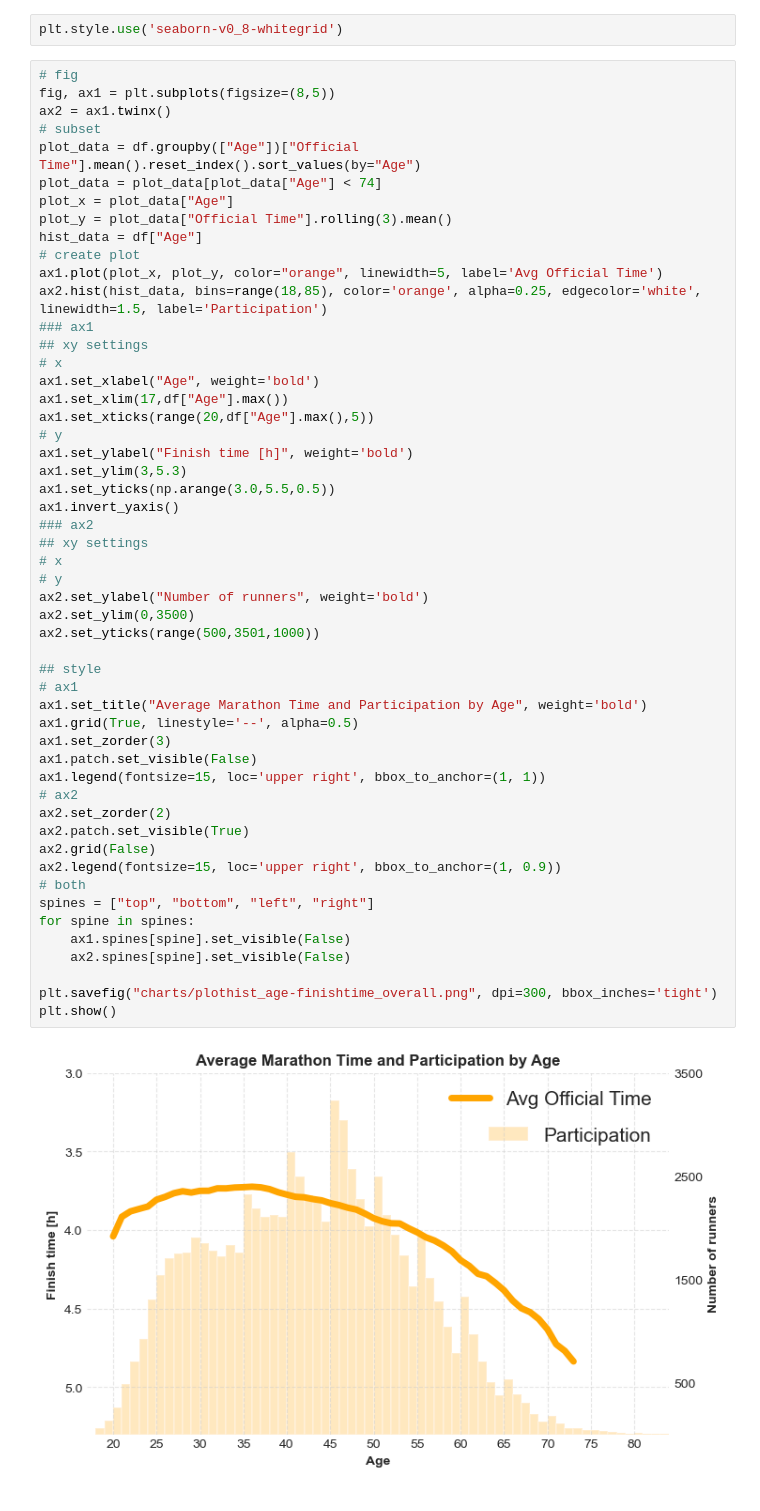
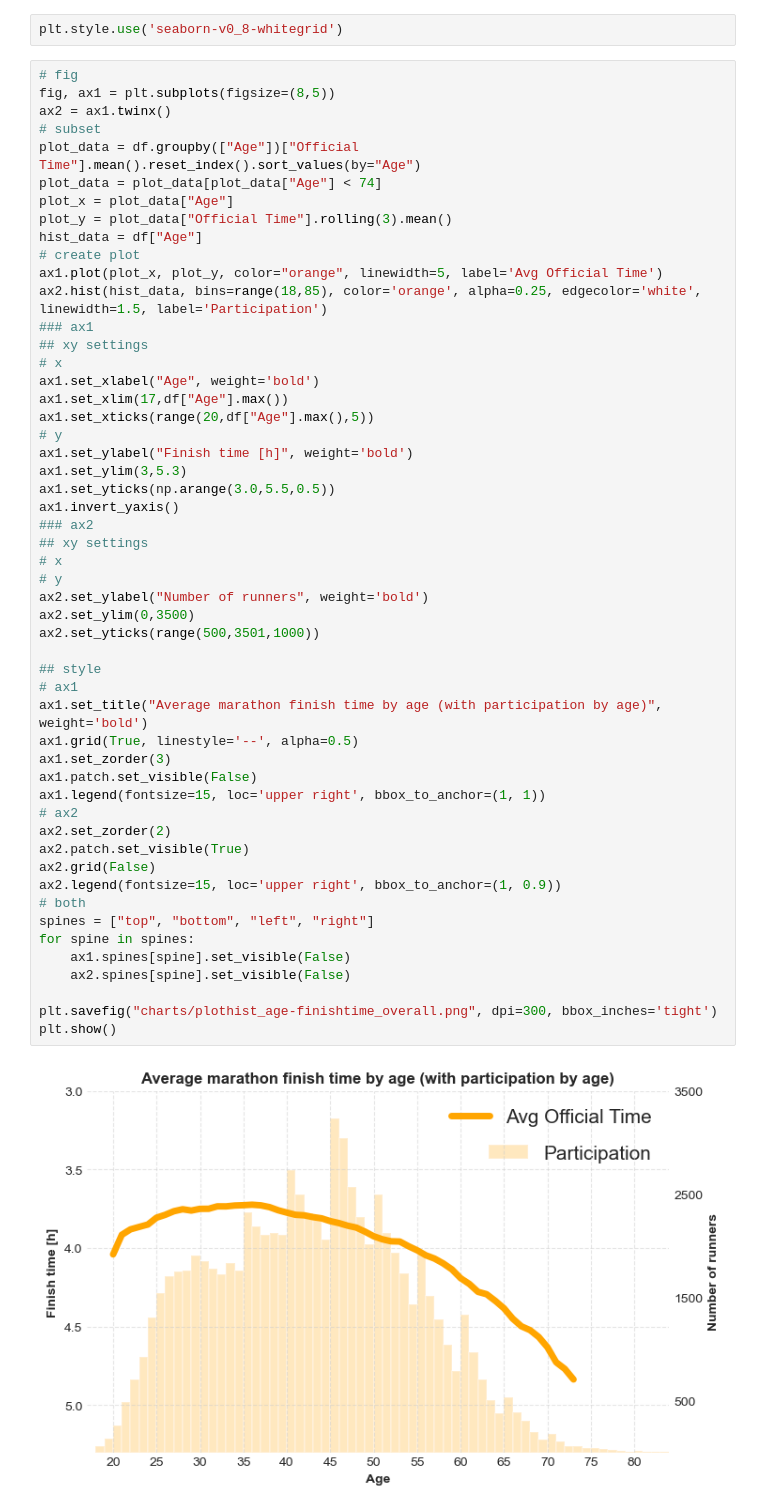
Before and after one commit to chambers29/boston-marathons, a Jupyter notebook: notebooks/analysis/correlation/plothist_age-finishtime_overall.ipynb, the cells around one changed output. Cells and saved outputs as stored; diff of their text form.

Commit message:
chart set_title change

```diff
--- a/notebooks/analysis/correlation/plothist_age-finishtime_overall.ipynb
+++ b/notebooks/analysis/correlation/plothist_age-finishtime_overall.ipynb
@@ -62,32 +62,32 @@ ax1.set_ylim(3,5.3)
 ax1.set_yticks(np.arange(3.0,5.5,0.5))
 ax1.invert_yaxis()
 ### ax2
 ## xy settings
 # x
 # y
 ax2.set_ylabel("Number of runners", weight='bold')
 ax2.set_ylim(0,3500)
 ax2.set_yticks(range(500,3501,1000))
 
 ## style
 # ax1
-ax1.set_title("Average Marathon Time and Participation by Age", weight='bold')
+ax1.set_title("Average marathon finish time by age (with participation by age)", weight='bold')
 ax1.grid(True, linestyle='--', alpha=0.5)
 ax1.set_zorder(3)
 ax1.patch.set_visible(False)
 ax1.legend(fontsize=15, loc='upper right', bbox_to_anchor=(1, 1))
 # ax2
 ax2.set_zorder(2)
 ax2.patch.set_visible(True)
 ax2.grid(False)
 ax2.legend(fontsize=15, loc='upper right', bbox_to_anchor=(1, 0.9))
 # both
 spines = ["top", "bottom", "left", "right"]
 for spine in spines:
     ax1.spines[spine].set_visible(False)
     ax2.spines[spine].set_visible(False)
 
 plt.savefig("charts/plothist_age-finishtime_overall.png", dpi=300, bbox_inches='tight')
 plt.show()
 # %% [output]
-[figure, old version]
+[figure, new version]
```
